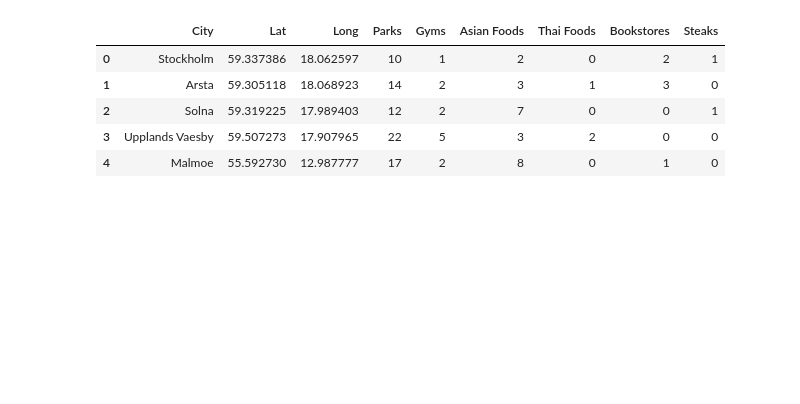
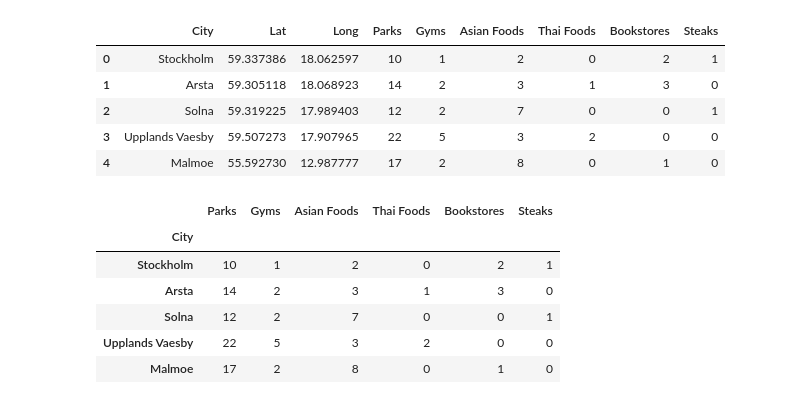
Before and after one commit to PanupatC/Coursera_Capstone, a Jupyter notebook: Coursera_sweden_school_code.ipynb, the cells around one changed output. Saved outputs shown, nothing was run; the diff lists cells and outputs as text; code cells hidden in the pictures; blank space fills up the shorter version.

```diff
--- a/Coursera_sweden_school_code.ipynb
+++ b/Coursera_sweden_school_code.ipynb
@@ -312,3 +313,17 @@ df_city
 | 2 | Solna | 59.319225 | 17.989403 | 12 | 2 | 7 | 0 | 0 | 1 |
 | 3 | Upplands Vaesby | 59.507273 | 17.907965 | 22 | 5 | 3 | 2 | 0 | 0 |
 | 4 | Malmoe | 55.592730 | 12.987777 | 17 | 2 | 8 | 0 | 1 | 0 |
+# %%
+# set City as index
+df_city.set_index('City', inplace=True)
+del df_city['Lat']
+del df_city['Long']
+df_city
+# %% [output]
+|  | Parks | Gyms | Asian Foods | Thai Foods | Bookstores | Steaks |
+| City |  |  |  |  |  |  |
+| Stockholm | 10 | 1 | 2 | 0 | 2 | 1 |
+| Arsta | 14 | 2 | 3 | 1 | 3 | 0 |
+| Solna | 12 | 2 | 7 | 0 | 0 | 1 |
+| Upplands Vaesby | 22 | 5 | 3 | 2 | 0 | 0 |
+| Malmoe | 17 | 2 | 8 | 0 | 1 | 0 |
```
Also changed, not shown: parts of 6 cells of this notebook.
